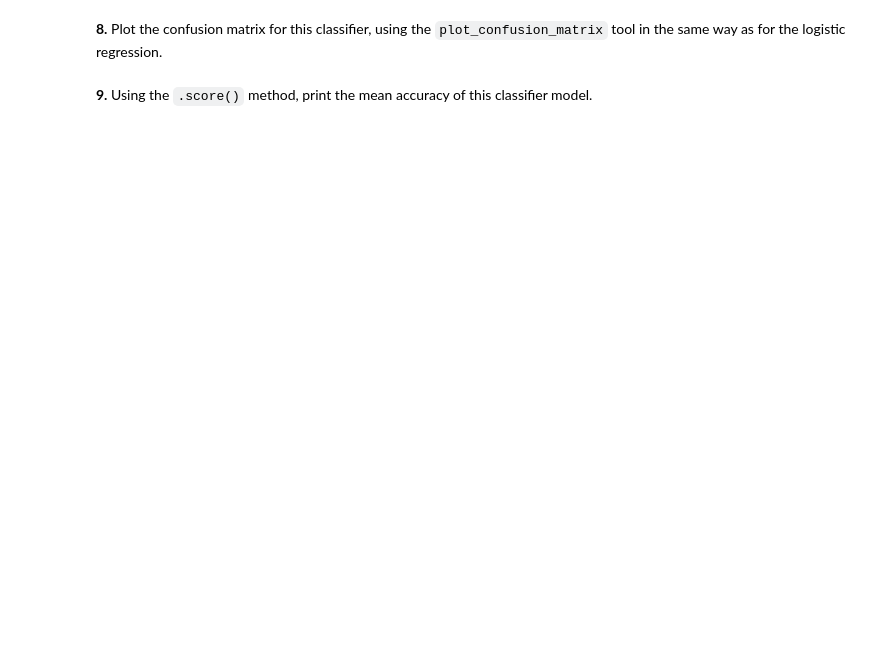
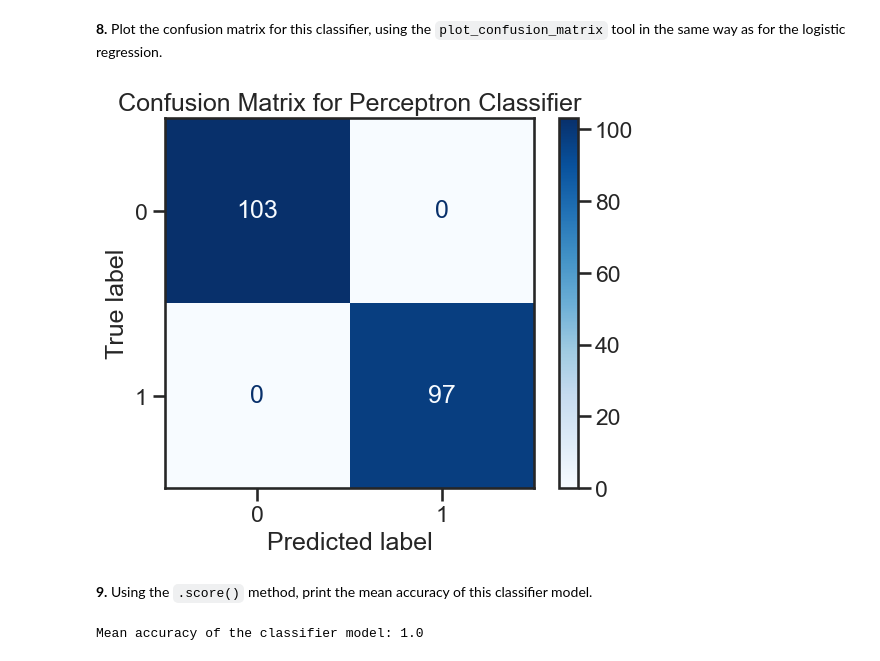
Before and after one commit to ol287/Learning-from-data, a Jupyter notebook: P3-Classifiers.ipynb, the cells around one changed output. Cells and saved outputs as stored; diff of their text form; code cells hidden in the pictures; blank space fills up the shorter version.

```diff
--- a/P3-Classifiers.ipynb
+++ b/P3-Classifiers.ipynb
@@ -82,7 +165,18 @@ https://matplotlib.org/stable/gallery/shapes_and_collections/scatter.html
 # %% [markdown]
 **4.** Using the `train_test_split` tool, split the data into training/testing sets, 80% for training and 20% for testing, producing `X_train`, `X_test`, `y_train`, and `y_test`.
 # %%
-# Your answer here
+import pandas as pd
+from sklearn.model_selection import train_test_split
+from sklearn.datasets import make_blobs
+import matplotlib.pyplot as plt
+
+# Generate sample data
+X, y = make_blobs(n_samples=1000, centers=2, random_state=42)
+
+# Split the data into training and testing sets (80% training, 20% testing)
+X_train, X_test, y_train, y_test = train_test_split(X, y, test_size=0.2, random_state=42)  # random_state for reproducibility
+
+# Now X_train, X_test, y_train, and y_test are ready to be used for training and testing a model.
 # %% [markdown]
 **5.** Import the `Perceptron` function and create a Perceptron with the parameters:
 - 40 iterations (also known as epochs) over the data
@@ -98,3 +192,5 @@ perc = Perceptron(max_iter=40, eta0=0.1)
 **6.** Train the perceptron model by using the `.fit()` method on the training data ( `X_train` and `y_train` ).
 # %%
 # Your answer here
+# Train the model
+perc.fit(X_train, y_train)
@@ -138,7 +238,33 @@ plot_separation(X, y, perc)
 **8.** Plot the confusion matrix for this classifier, using the `plot_confusion_matrix` tool in the same way as for the logistic regression.
 # %%
 # Your answer here
+import matplotlib.pyplot as plt
+from sklearn.metrics import confusion_matrix, ConfusionMatrixDisplay
+
+# Assuming 'perc' is your trained Perceptron model
+# and 'X_test', 'y_test' have been defined from your split
+
+# Predict the test set results
+y_pred = perc.predict(X_test)
+
+# Compute the confusion matrix
+cm = confusion_matrix(y_test, y_pred)
+
+# Plot the confusion matrix
+disp = ConfusionMatrixDisplay(confusion_matrix=cm)
+disp.plot(cmap='Blues')  # Using 'Blues' as the color map
+plt.title('Confusion Matrix for Perceptron Classifier')
+plt.show()
+# %% [output]
+[figure, added]
 # %% [markdown]
 **9.** Using the `.score()` method, print the mean accuracy of this classifier model.
 # %%
 # Your answer here
+# Calculate the mean accuracy of the Perceptron model on the test data
+accuracy = perc.score(X_test, y_test)
+
+# Print the mean accuracy
+print("Mean accuracy of the classifier model:", accuracy)
+# %% [output]
+Mean accuracy of the classifier model: 1.0
```
Also changed, not shown: parts of 11 cells of this notebook, 2 other files.
